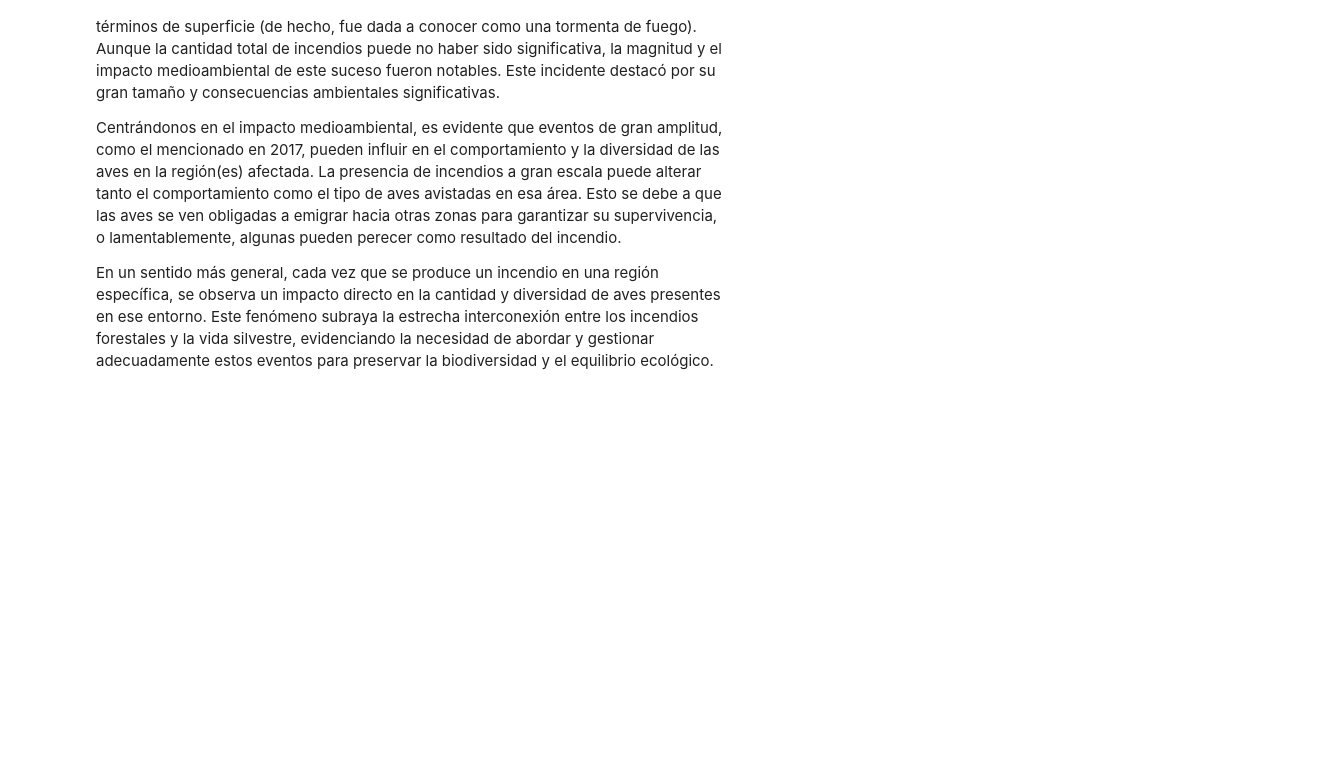
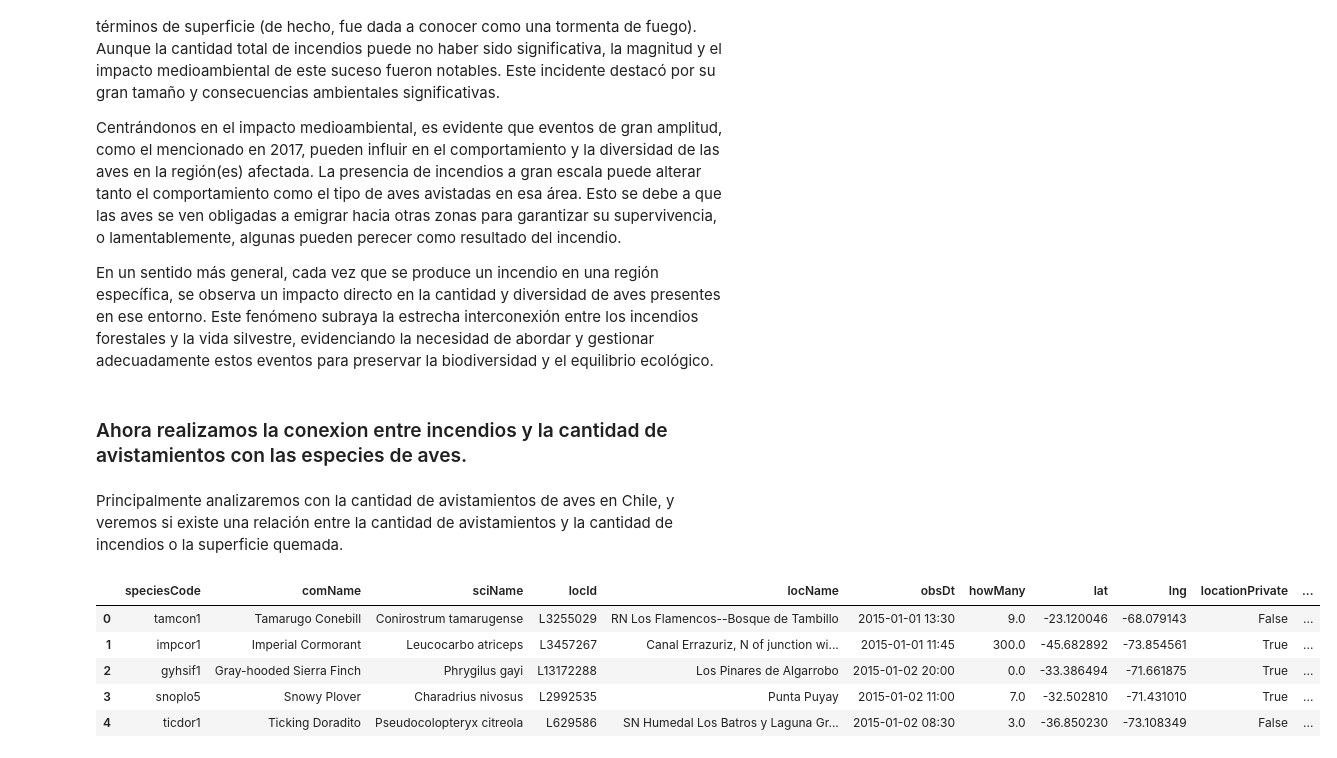
Before and after one commit to ymotomy/Proyecto-IMT2200, a Jupyter notebook: Proyecto.ipynb, the cells around one changed output. Drawn from its saved outputs; the diff is of its cells as text; code cells hidden in the pictures; blank space fills up the shorter version.

Commit message:
howMany

```diff
--- a/Proyecto.ipynb
+++ b/Proyecto.ipynb
@@ -235,3 +235,16 @@ Durante el año 2017, se registró uno de los eventos de incendio forestal más
 Centrándonos en el impacto medioambiental, es evidente que eventos de gran amplitud, como el mencionado en 2017, pueden influir en el comportamiento y la diversidad de las aves en la región(es) afectada. La presencia de incendios a gran escala puede alterar tanto el comportamiento como el tipo de aves avistadas en esa área. Esto se debe a que las aves se ven obligadas a emigrar hacia otras zonas para garantizar su supervivencia, o lamentablemente, algunas pueden perecer como resultado del incendio.
 
 En un sentido más general, cada vez que se produce un incendio en una región específica, se observa un impacto directo en la cantidad y diversidad de aves presentes en ese entorno. Este fenómeno subraya la estrecha interconexión entre los incendios forestales y la vida silvestre, evidenciando la necesidad de abordar y gestionar adecuadamente estos eventos para preservar la biodiversidad y el equilibrio ecológico.
+# %% [markdown]
+### Ahora realizamos la conexion entre incendios y la cantidad de avistamientos con las especies de aves.
+# %% [markdown]
+Principalmente analizaremos con la cantidad de avistamientos de aves en Chile, y veremos si existe una relación entre la cantidad de avistamientos y la cantidad de incendios o la superficie quemada.
+# %%
+df_aves_15.head()
+# %% [output]
+|  | speciesCode | comName | sciName | locId | locName | obsDt | howMany | lat | lng | locationPrivate | ... |
+| 0 | tamcon1 | Tamarugo Conebill | Conirostrum tamarugense | L3255029 | RN Los Flamencos--Bosque de Tambillo | 2015-01-01 13:30 | 9.0 | -23.120046 | -68.079143 | False | ... |
+| 1 | impcor1 | Imperial Cormorant | Leucocarbo atriceps | L3457267 | Canal Errazuriz, N of junction wi... | 2015-01-01 11:45 | 300.0 | -45.682892 | -73.854561 | True | ... |
+| 2 | gyhsif1 | Gray-hooded Sierra Finch | Phrygilus gayi | L13172288 | Los Pinares de Algarrobo | 2015-01-02 20:00 | 0.0 | -33.386494 | -71.661875 | True | ... |
+| 3 | snoplo5 | Snowy Plover | Charadrius nivosus | L2992535 | Punta Puyay | 2015-01-02 11:00 | 7.0 | -32.502810 | -71.431010 | True | ... |
+| 4 | ticdor1 | Ticking Doradito | Pseudocolopteryx citreola | L629586 | SN Humedal Los Batros y Laguna Gr... | 2015-01-02 08:30 | 3.0 | -36.850230 | -73.108349 | False | ... |
```
Also changed, not shown: 9 other files.
